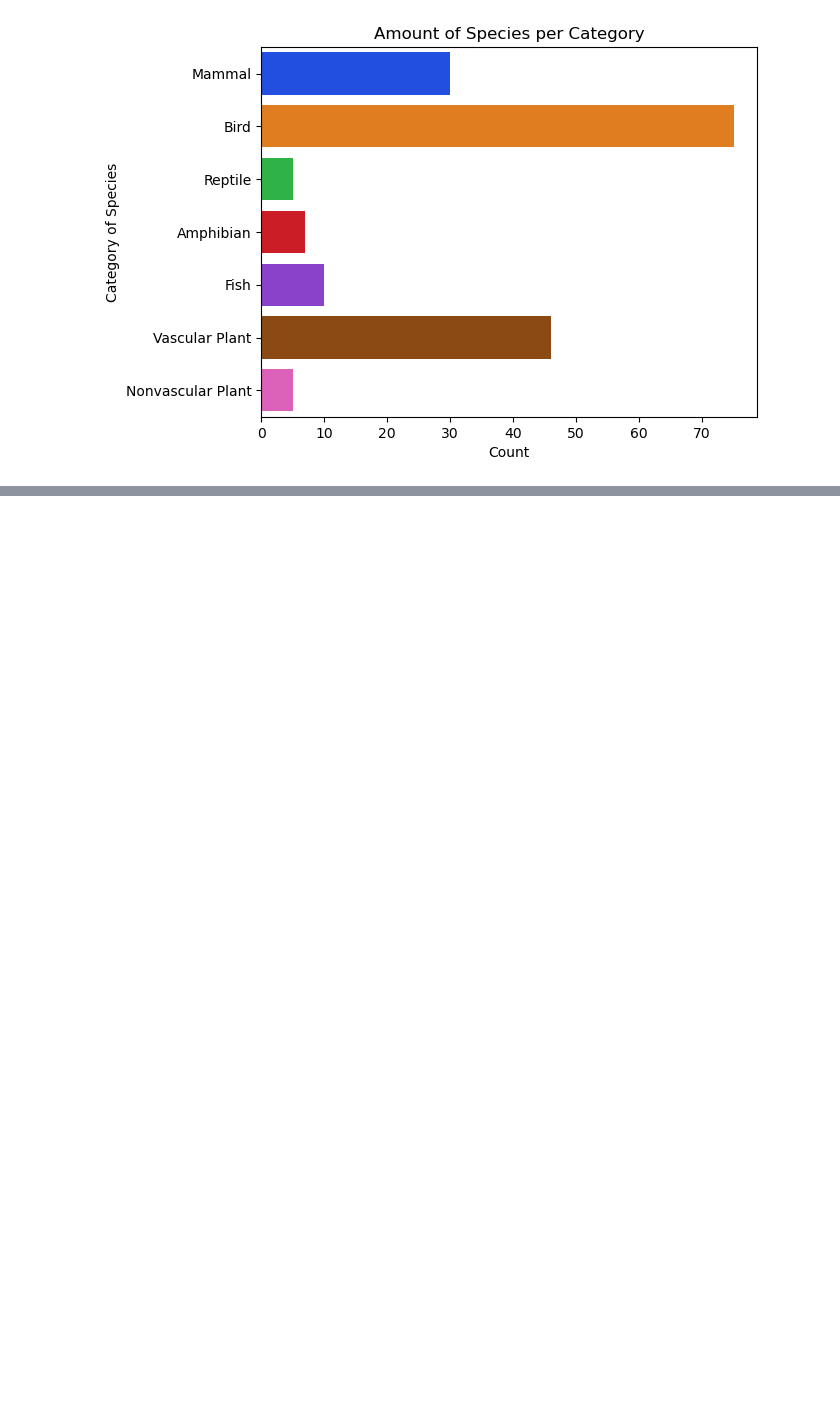
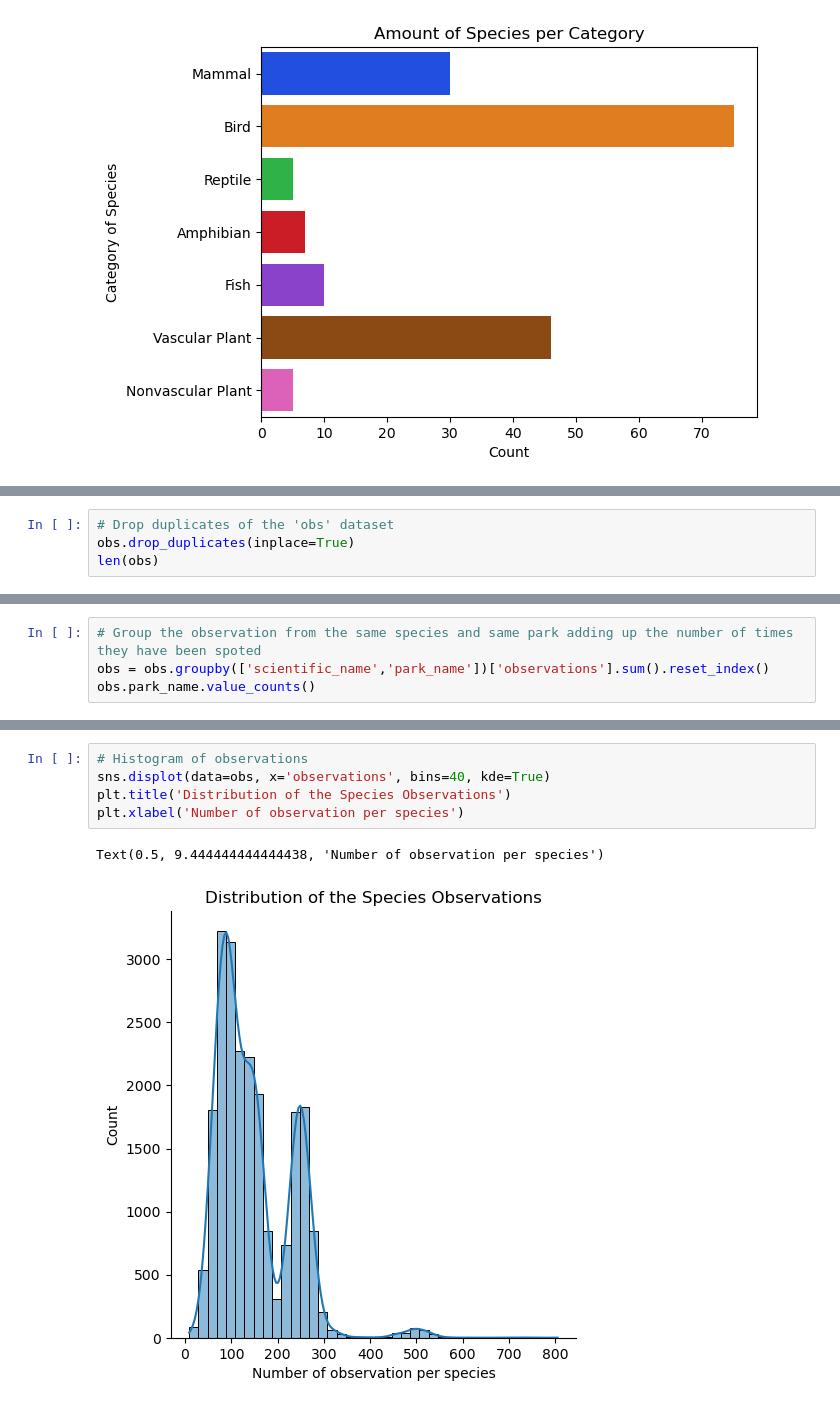
Before and after one commit to CrisFC4/Biodiversity_project, a Jupyter notebook: biodiversity_starter/biodiversity.ipynb, the cells around one changed output, grey strips where cells are left out. Drawn from its saved outputs; the diff is of its cells as text; blank space fills up the shorter version.

Commit message:
EDA observations

```diff
--- a/biodiversity_starter/biodiversity.ipynb
+++ b/biodiversity_starter/biodiversity.ipynb
@@ -191,0 +232,4 @@ Text(0.5, 0, 'Count')
+# %%
+# Drop duplicates of the 'obs' dataset
+obs.drop_duplicates(inplace=True)
+len(obs)
@@ -191,0 +293,4 @@ Text(0.5, 0, 'Count')
+# %%
+# Group the observation from the same species and same park adding up the number of times they have been spoted
+obs = obs.groupby(['scientific_name','park_name'])['observations'].sum().reset_index()
+obs.park_name.value_counts()
@@ -191,0 +310,8 @@ Text(0.5, 0, 'Count')
+# %%
+# Histogram of observations
+sns.displot(data=obs, x='observations', bins=40, kde=True)
+plt.title('Distribution of the Species Observations')
+plt.xlabel('Number of observation per species')
+# %% [output]
+Text(0.5, 9.444444444444438, 'Number of observation per species')
+[figure, added]
```
Also changed, not shown: parts of 18 cells of this notebook.
